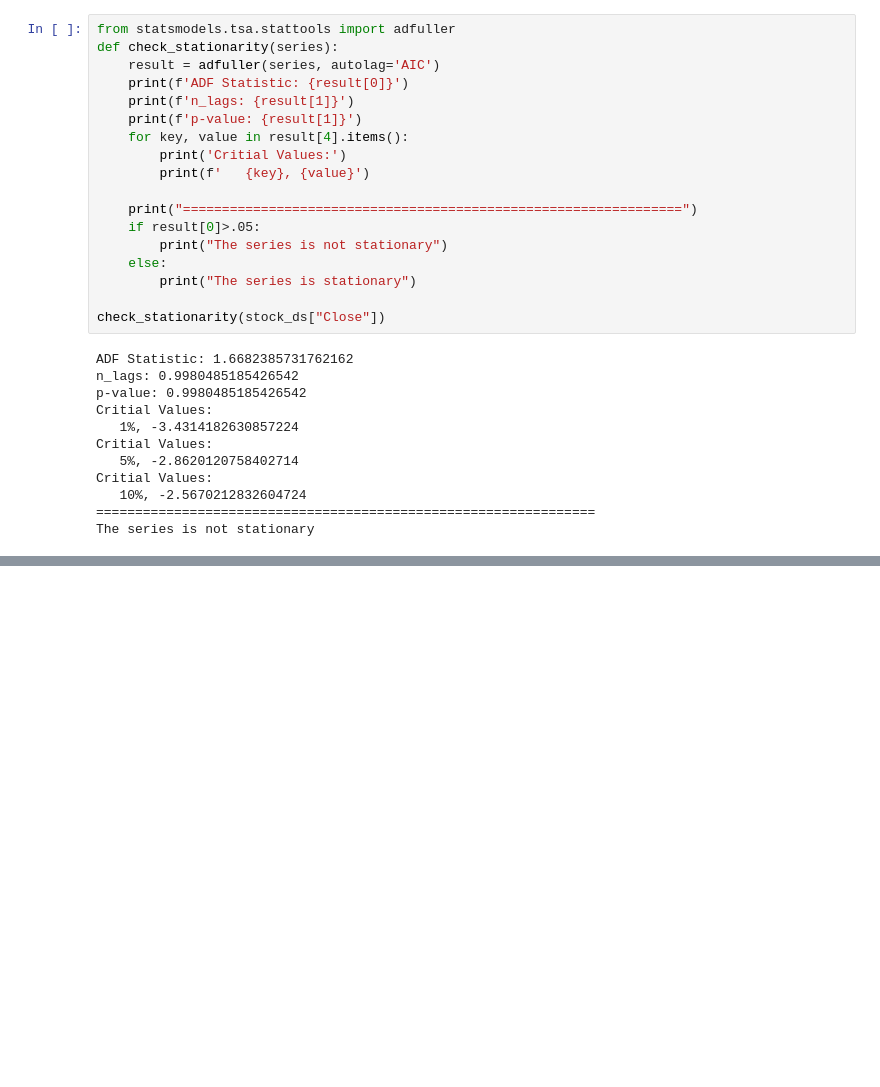
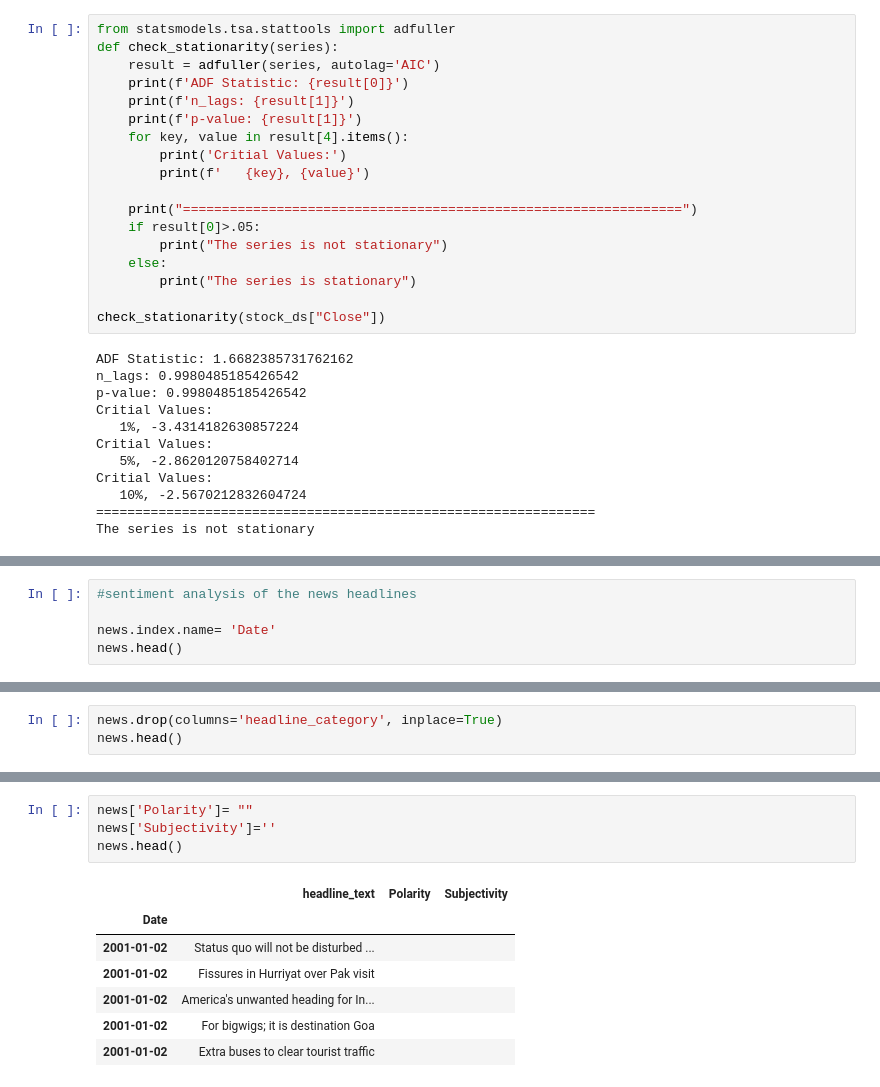
Before and after one commit to hossaintaufiq/StockPricePrediction, a Jupyter notebook: Stock_Price_Prediction.ipynb, the cells around one changed output, grey strips where cells are left out. Saved outputs shown, nothing was run; the diff lists cells and outputs as text; blank space fills up the shorter version.

Commit message:
marged polarity and subjectivity for sentimate analysis

```diff
--- a/Stock_Price_Prediction.ipynb
+++ b/Stock_Price_Prediction.ipynb
@@ -257,0 +290,5 @@ The series is not stationary
+# %%
+#sentiment analysis of the news headlines
+
+news.index.name= 'Date'
+news.head()
@@ -257,0 +303,3 @@ The series is not stationary
+# %%
+news.drop(columns='headline_category', inplace=True)
+news.head()
@@ -257,0 +314,12 @@ The series is not stationary
+# %%
+news['Polarity']= ""
+news['Subjectivity']=''
+news.head()
+# %% [output]
+|  | headline_text | Polarity | Subjectivity |
+| Date |  |  |  |
+| 2001-01-02 | Status quo will not be disturbed ... |  |  |
+| 2001-01-02 | Fissures in Hurriyat over Pak visit |  |  |
+| 2001-01-02 | America's unwanted heading for In... |  |  |
+| 2001-01-02 | For bigwigs; it is destination Goa |  |  |
+| 2001-01-02 | Extra buses to clear tourist traffic |  |  |
```
Also changed, not shown: parts of 9 cells of this notebook.
